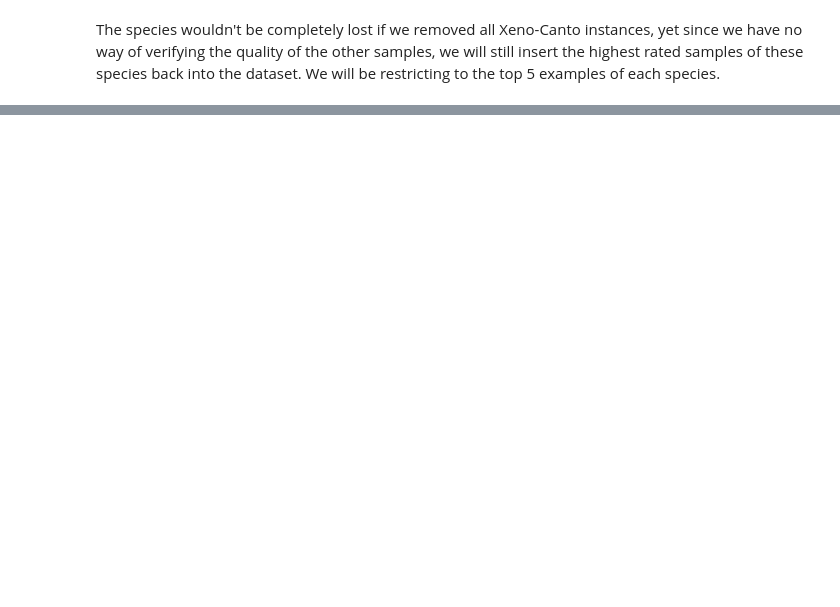
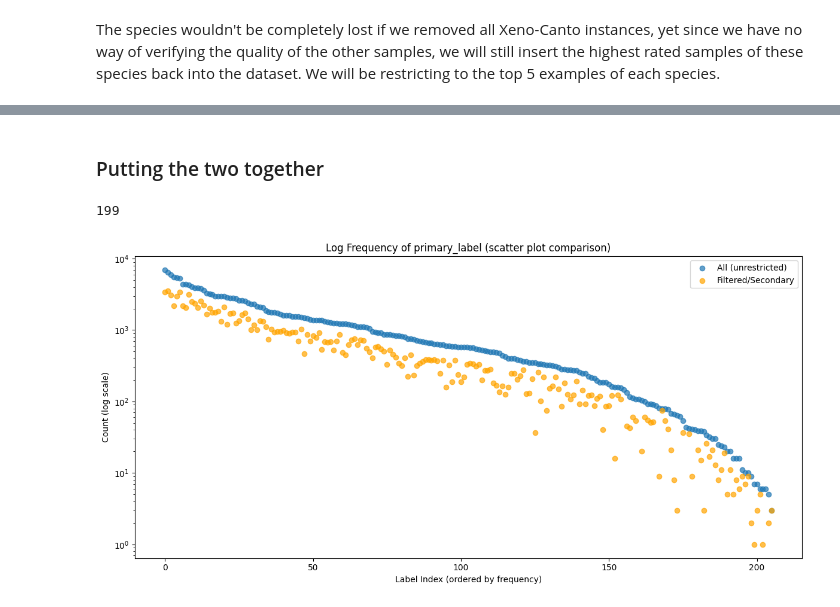
Before and after one commit to quercia-dev/birdclef2025, a Jupyter notebook: 02_DataProcessing.ipynb, the cells around one changed output, grey strips where cells are left out. Cells and saved outputs as stored; diff of their text form; code cells hidden in the pictures; blank space fills up the shorter version.

```diff
--- a/02_DataProcessing.ipynb
+++ b/02_DataProcessing.ipynb
@@ -107,3 +163,32 @@ Removing all of the low rated data samples only resulted in a decrease in size o
+# %% [markdown]
+### Putting the two together
+# %%
+restricted = combined_data[combined_data['yamnet'].apply(lambda x : x in selected_labels)]
+restricted['primary_label'].nunique()
+# %% [output]
+199
+# %%
+counts_primary = data["primary_label"].value_counts().sort_values(ascending=False)
+counts_secondary = restricted["primary_label"].value_counts()
+
+# Align both series to same x-axis
+all_labels = counts_primary.index
+y1 = counts_primary.values
+y2 = [counts_secondary.get(label, 0) for label in all_labels]  # 0 if label not in second set
+
+# Plot
+plt.figure(figsize=(12, 6))
+plt.scatter(range(len(all_labels)), y1, label='All (unrestricted)', alpha=0.7)
+plt.scatter(range(len(all_labels)), y2, label='Filtered/Secondary', alpha=0.7, color='orange')
+plt.yscale('log')
+plt.title('Log Frequency of primary_label (scatter plot comparison)')
+plt.xlabel('Label Index (ordered by frequency)')
+plt.ylabel('Count (log scale)')
+plt.legend()
+plt.tight_layout()
+plt.show()
+# %% [output]
+[figure, added]
 # %%
 fig, axes = plt.subplots(nrows=1, ncols=2, figsize=(16, 5), sharey=True)
 
```
Also changed, not shown: parts of 20 cells of this notebook, 1 other file.
